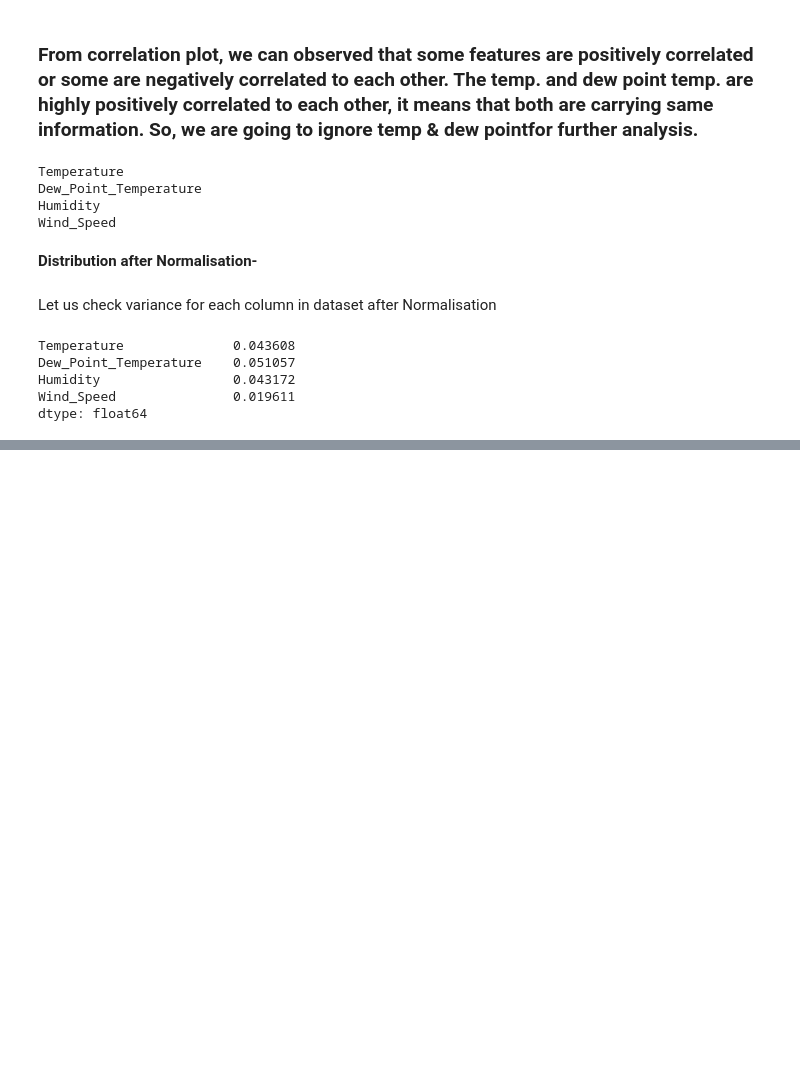
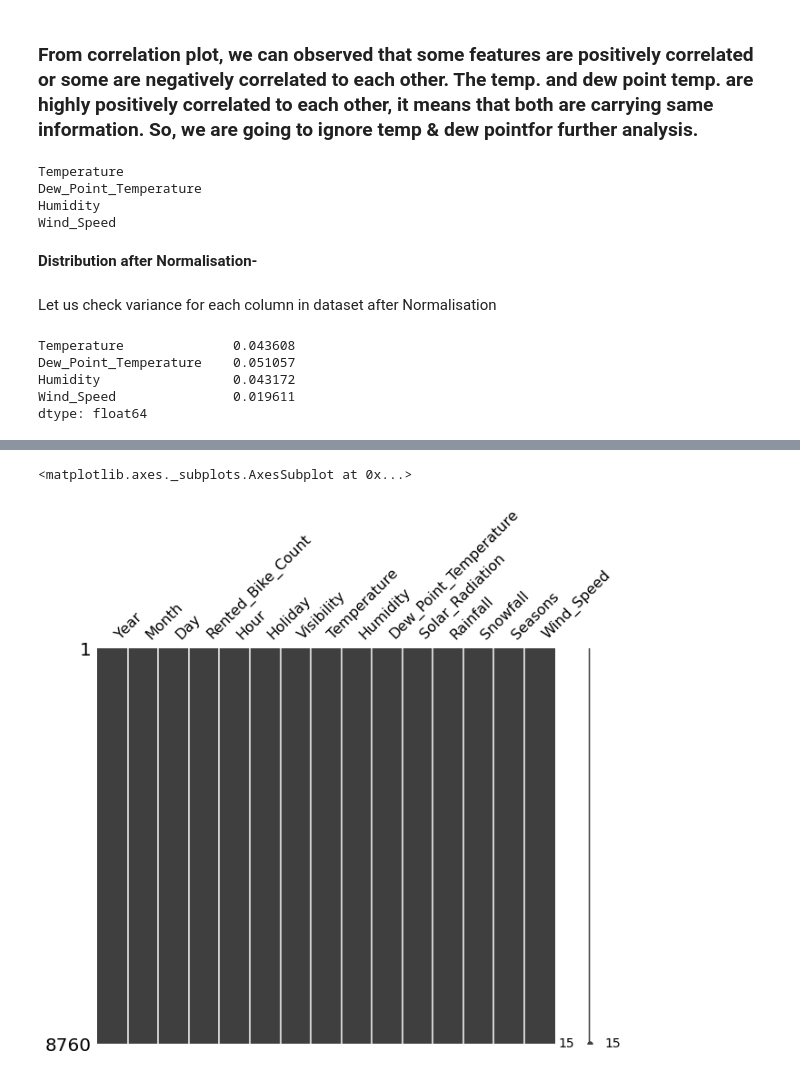
Before and after one commit to VermaSanjayrk/Seoul-Bike-Sharing-Demand-Prediction, a Jupyter notebook: Seoul_Bike_Sharing_Demand_Prediction.ipynb, the cells around one changed output, grey strips where cells are left out. Cells and saved outputs as stored; diff of their text form; code cells hidden in the pictures; blank space fills up the shorter version.

```diff
--- a/Seoul_Bike_Sharing_Demand_Prediction.ipynb
+++ b/Seoul_Bike_Sharing_Demand_Prediction.ipynb
@@ -396,0 +401,3 @@ dtype: float64
+# %%
+bike_df =bike_df[['Year', 'Month', 'Day', 'Rented_Bike_Count', 'Hour',  'Holiday',  'Visibility','Temperature',
+                'Humidity', 'Dew_Point_Temperature', 'Solar_Radiation', 'Rainfall', 'Snowfall', 'Seasons', 'Wind_Speed']]
@@ -396,0 +443,6 @@ dtype: float64
+# %%
+# checking missing values in new dataframe-
+mno.matrix(bike_df,figsize=(10,8))
+# %% [output]
+<matplotlib.axes._subplots.AxesSubplot at 0x...>
+[figure, added]
```
Also changed, not shown: parts of 28 cells of this notebook.
